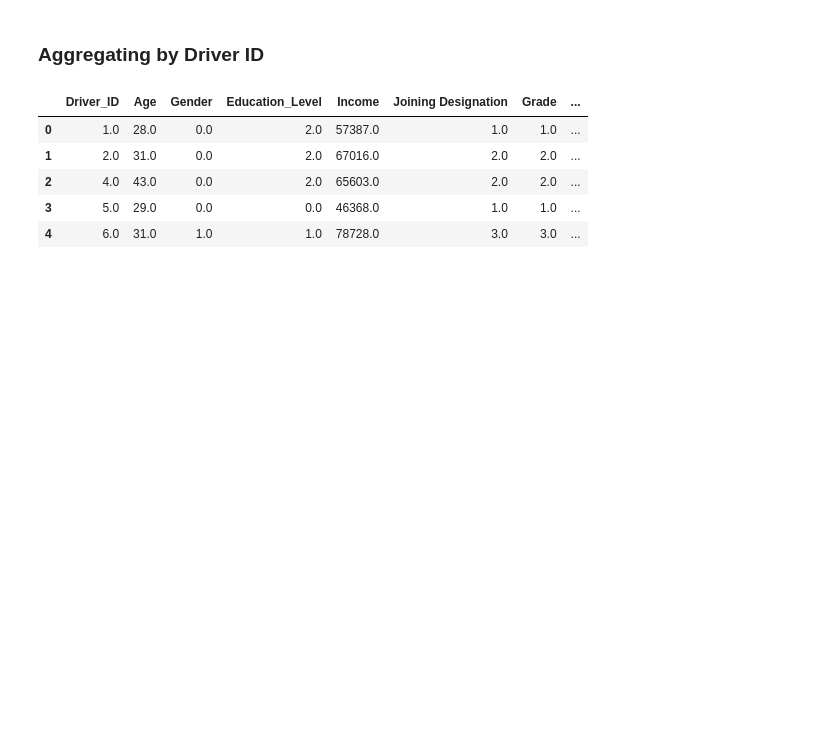
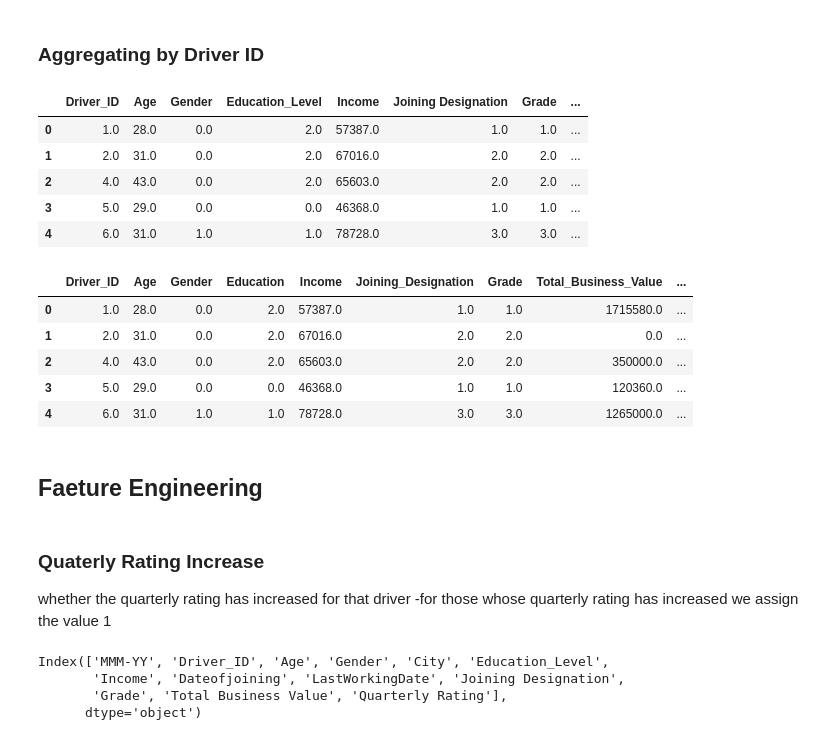
Before and after one commit to mayankbrn/9.10_Driver_churn_ensemble_learning, a Jupyter notebook: 10_Driver_churn_ensemble_learning.ipynb, the cells around one changed output. Saved outputs shown, nothing was run; the diff lists cells and outputs as text; code cells hidden in the pictures; blank space fills up the shorter version.

```diff
--- a/10_Driver_churn_ensemble_learning.ipynb
+++ b/10_Driver_churn_ensemble_learning.ipynb
@@ -536,3 +536,32 @@ df_mod.head()
 | 2 | 4.0 | 43.0 | 0.0 | 2.0 | 65603.0 | 2.0 | 2.0 | ... |
 | 3 | 5.0 | 29.0 | 0.0 | 0.0 | 46368.0 | 1.0 | 1.0 | ... |
 | 4 | 6.0 | 31.0 | 1.0 | 1.0 | 78728.0 | 3.0 | 3.0 | ... |
+# %%
+# renaming the columns in df
+df_mod = df_mod.rename(columns = {'MMM-YY': 'Months',
+                                  'Education_Level': 'Education',
+                                  'Joining Designation': 'Joining_Designation',
+                                  'Total Business Value' : 'Total_Business_Value',
+                                  'Quarterly Rating' : 'Quarterly_Rating'
+                                  })
+df_mod.head()
+# %% [output]
+|  | Driver_ID | Age | Gender | Education | Income | Joining_Designation | Grade | Total_Business_Value | ... |
+| 0 | 1.0 | 28.0 | 0.0 | 2.0 | 57387.0 | 1.0 | 1.0 | 1715580.0 | ... |
+| 1 | 2.0 | 31.0 | 0.0 | 2.0 | 67016.0 | 2.0 | 2.0 | 0.0 | ... |
+| 2 | 4.0 | 43.0 | 0.0 | 2.0 | 65603.0 | 2.0 | 2.0 | 350000.0 | ... |
+| 3 | 5.0 | 29.0 | 0.0 | 0.0 | 46368.0 | 1.0 | 1.0 | 120360.0 | ... |
+| 4 | 6.0 | 31.0 | 1.0 | 1.0 | 78728.0 | 3.0 | 3.0 | 1265000.0 | ... |
+# %% [markdown]
+## Faeture Engineering
+# %% [markdown]
+### Quaterly Rating Increase
+
+whether the quarterly rating has increased for that driver -for those whose quarterly rating has increased we assign the value 1
+# %%
+df.columns
+# %% [output]
+Index(['MMM-YY', 'Driver_ID', 'Age', 'Gender', 'City', 'Education_Level',
+       'Income', 'Dateofjoining', 'LastWorkingDate', 'Joining Designation',
+       'Grade', 'Total Business Value', 'Quarterly Rating'],
+      dtype='object')
```
Also changed, not shown: parts of 21 cells of this notebook.
